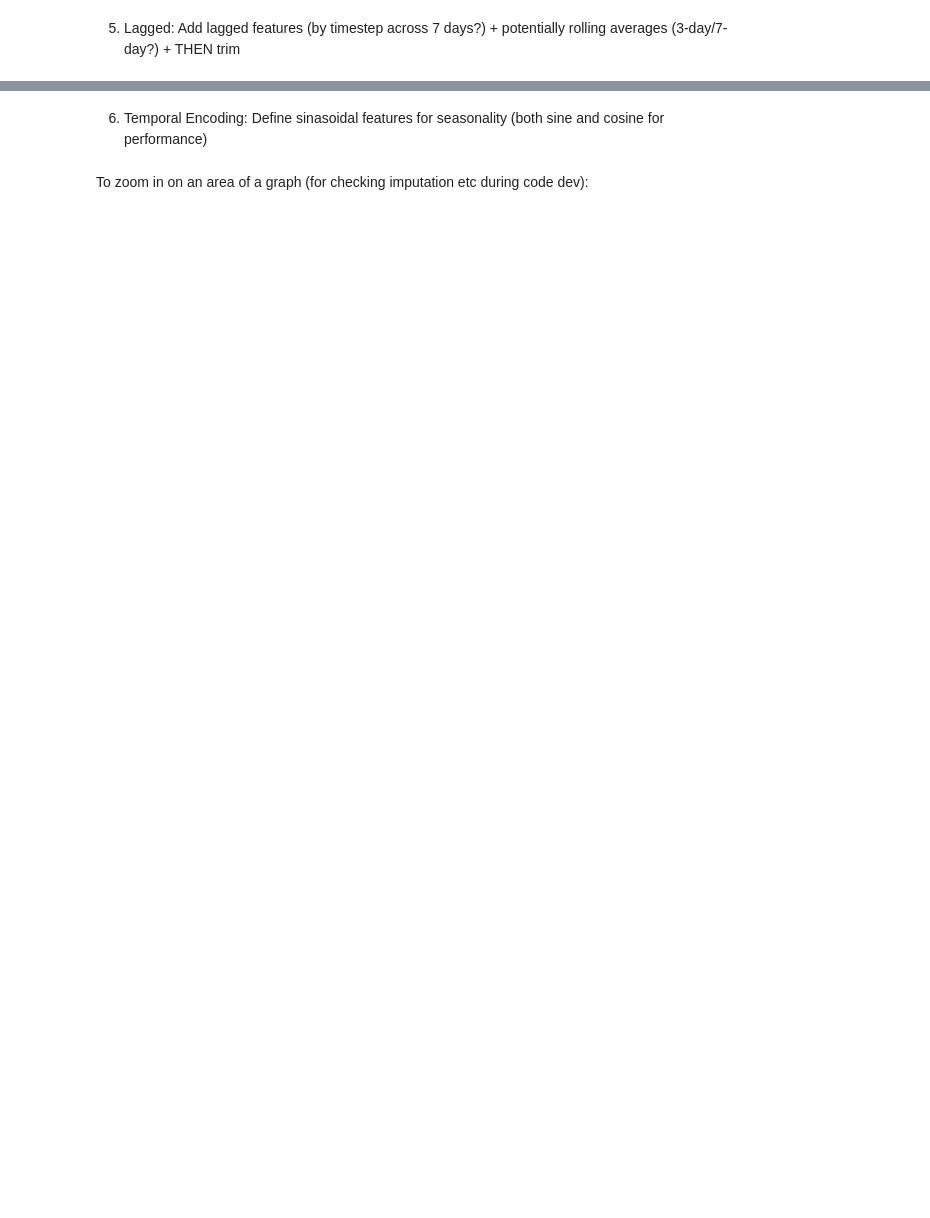
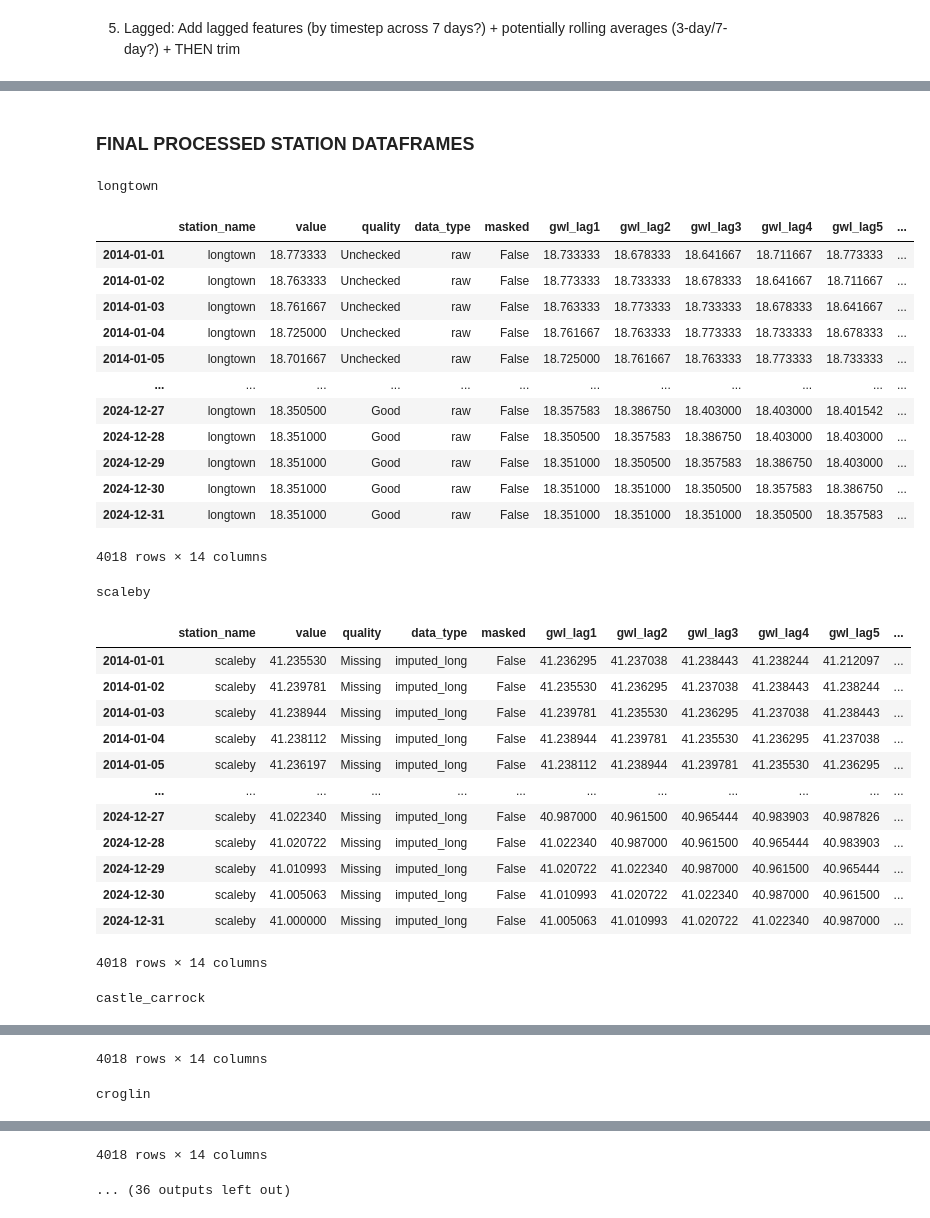
Before and after one commit to CharlotteGithub-prog/GAT-LSTM_groundwater_modelling, a Jupyter notebook: notebooks/01_eda_and_preprocessing/01_eda_preprocessing_gwl_data.ipynb, the cells around one changed output, grey strips where cells are left out. Saved outputs shown, nothing was run; the diff lists cells and outputs as text; code cells hidden in the pictures; blank space fills up the shorter version.

```diff
--- a/notebooks/01_eda_and_preprocessing/01_eda_preprocessing_gwl_data.ipynb
+++ b/notebooks/01_eda_and_preprocessing/01_eda_preprocessing_gwl_data.ipynb
@@ -278,4 +356,36 @@ trimmed_df_dict = trim_and_save(
+# %% [markdown]
+### FINAL PROCESSED STATION DATAFRAMES ###
 # %%
 for station, df in trimmed_df_dict.items():
     print(f"\n{station:}")
-    print(df.head(10))
+    display(df)
+# %% [output]
+longtown
+|  | station_name | value | quality | data_type | masked | gwl_lag1 | gwl_lag2 | gwl_lag3 | gwl_lag4 | gwl_lag5 | ... |
+| 2014-01-01 | longtown | 18.773333 | Unchecked | raw | False | 18.733333 | 18.678333 | 18.641667 | 18.711667 | 18.773333 | ... |
+| 2014-01-02 | longtown | 18.763333 | Unchecked | raw | False | 18.773333 | 18.733333 | 18.678333 | 18.641667 | 18.711667 | ... |
+| 2014-01-03 | longtown | 18.761667 | Unchecked | raw | False | 18.763333 | 18.773333 | 18.733333 | 18.678333 | 18.641667 | ... |
+| 2014-01-04 | longtown | 18.725000 | Unchecked | raw | False | 18.761667 | 18.763333 | 18.773333 | 18.733333 | 18.678333 | ... |
+| 2014-01-05 | longtown | 18.701667 | Unchecked | raw | False | 18.725000 | 18.761667 | 18.763333 | 18.773333 | 18.733333 | ... |
+| ... | ... | ... | ... | ... | ... | ... | ... | ... | ... | ... | ... |
+| 2024-12-27 | longtown | 18.350500 | Good | raw | False | 18.357583 | 18.386750 | 18.403000 | 18.403000 | 18.401542 | ... |
+| 2024-12-28 | longtown | 18.351000 | Good | raw | False | 18.350500 | 18.357583 | 18.386750 | 18.403000 | 18.403000 | ... |
+| 2024-12-29 | longtown | 18.351000 | Good | raw | False | 18.351000 | 18.350500 | 18.357583 | 18.386750 | 18.403000 | ... |
+| 2024-12-30 | longtown | 18.351000 | Good | raw | False | 18.351000 | 18.351000 | 18.350500 | 18.357583 | 18.386750 | ... |
+| 2024-12-31 | longtown | 18.351000 | Good | raw | False | 18.351000 | 18.351000 | 18.351000 | 18.350500 | 18.357583 | ... |
+4018 rows × 14 columns
+scaleby
+|  | station_name | value | quality | data_type | masked | gwl_lag1 | gwl_lag2 | gwl_lag3 | gwl_lag4 | gwl_lag5 | ... |
+| 2014-01-01 | scaleby | 41.235530 | Missing | imputed_long | False | 41.236295 | 41.237038 | 41.238443 | 41.238244 | 41.212097 | ... |
+| 2014-01-02 | scaleby | 41.239781 | Missing | imputed_long | False | 41.235530 | 41.236295 | 41.237038 | 41.238443 | 41.238244 | ... |
+| 2014-01-03 | scaleby | 41.238944 | Missing | imputed_long | False | 41.239781 | 41.235530 | 41.236295 | 41.237038 | 41.238443 | ... |
+| 2014-01-04 | scaleby | 41.238112 | Missing | imputed_long | False | 41.238944 | 41.239781 | 41.235530 | 41.236295 | 41.237038 | ... |
+| 2014-01-05 | scaleby | 41.236197 | Missing | imputed_long | False | 41.238112 | 41.238944 | 41.239781 | 41.235530 | 41.236295 | ... |
+| ... | ... | ... | ... | ... | ... | ... | ... | ... | ... | ... | ... |
+| 2024-12-27 | scaleby | 41.022340 | Missing | imputed_long | False | 40.987000 | 40.961500 | 40.965444 | 40.983903 | 40.987826 | ... |
+| 2024-12-28 | scaleby | 41.020722 | Missing | imputed_long | False | 41.022340 | 40.987000 | 40.961500 | 40.965444 | 40.983903 | ... |
+| 2024-12-29 | scaleby | 41.010993 | Missing | imputed_long | False | 41.020722 | 41.022340 | 40.987000 | 40.961500 | 40.965444 | ... |
+| 2024-12-30 | scaleby | 41.005063 | Missing | imputed_long | False | 41.010993 | 41.020722 | 41.022340 | 40.987000 | 40.961500 | ... |
+| 2024-12-31 | scaleby | 41.000000 | Missing | imputed_long | False | 41.005063 | 41.010993 | 41.020722 | 41.022340 | 40.987000 | ... |
+4018 rows × 14 columns
+castle_carrock
@@ -281,0 +404,2 @@ for station, df in trimmed_df_dict.items():
+4018 rows × 14 columns
+croglin
@@ -281,0 +418,2 @@ for station, df in trimmed_df_dict.items():
+4018 rows × 14 columns
+... (36 outputs left out)
@@ -304,4 +419,0 @@ for station, dict in NaN_list.items():
-# %% [markdown]
-6. Temporal Encoding: Define sinasoidal features for seasonality (both sine and cosine for performance)
-# %% [markdown]
-To zoom in on an area of a graph (for checking imputation etc during code dev):
```
Also changed, not shown: parts of 7 cells of this notebook, 2 other files.
